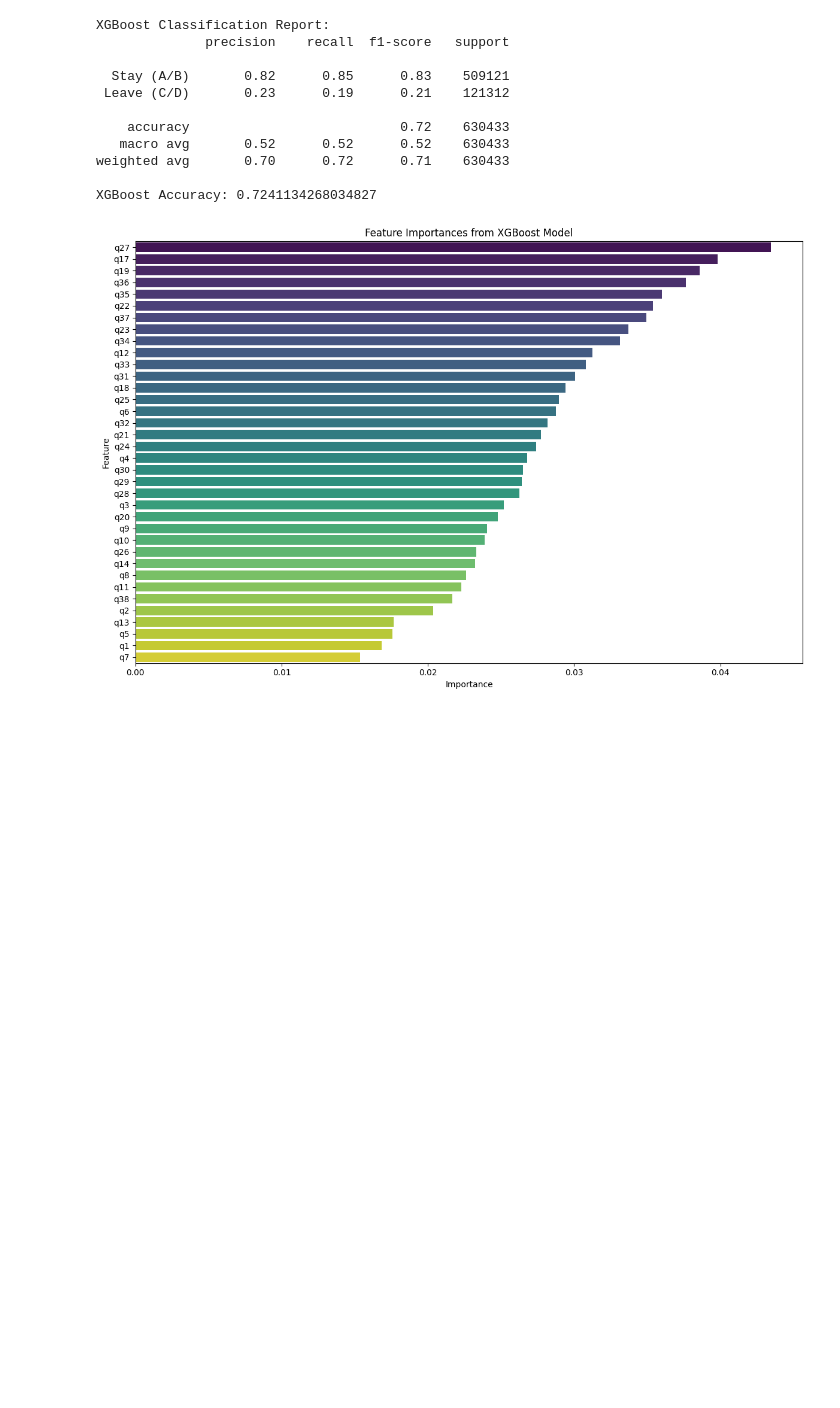
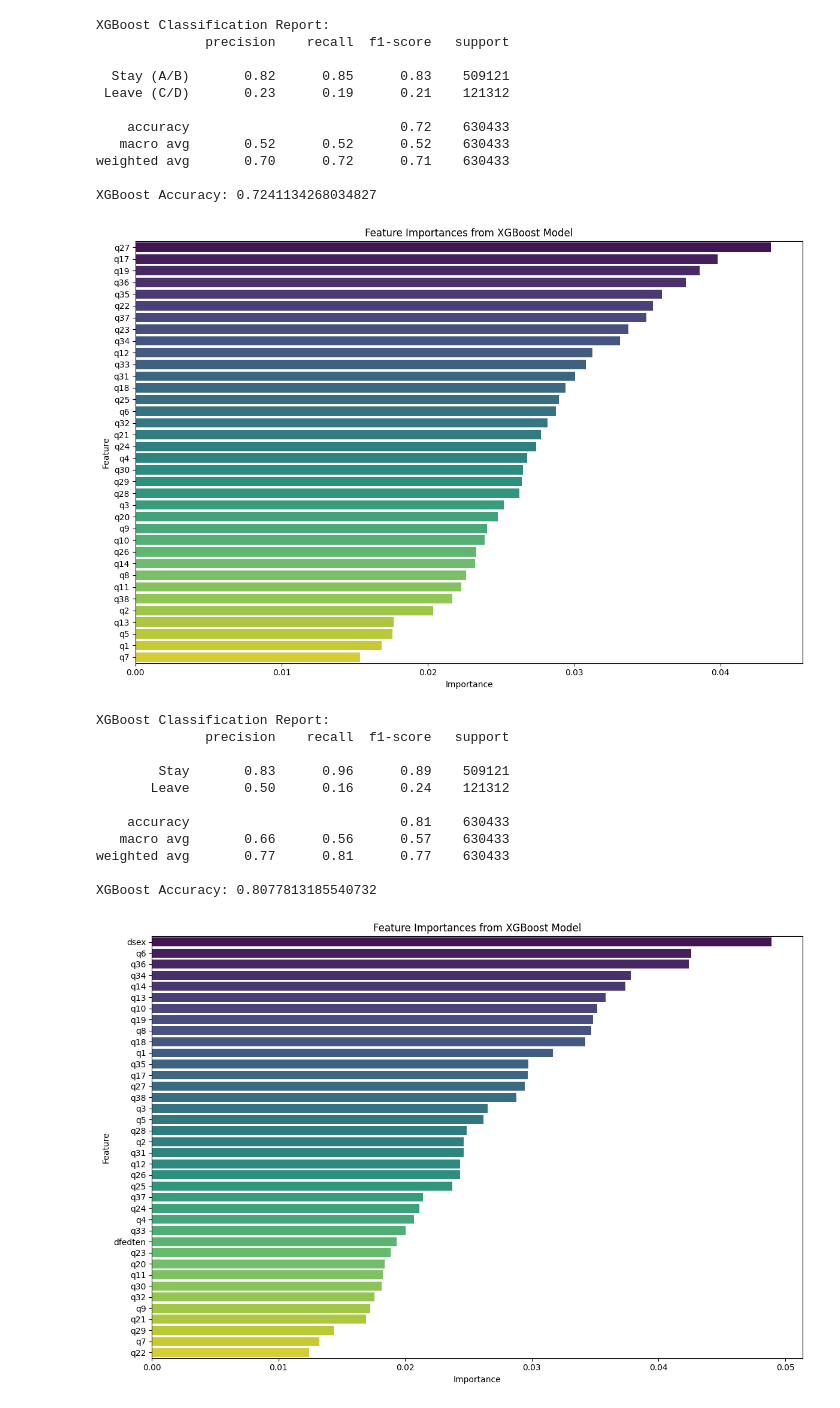
Before and after one commit to sophiaajensen/ADS599_CapstoneProject, a Jupyter notebook: code library/Modeling.ipynb, the cells around one changed output. Saved outputs shown, nothing was run; the diff lists cells and outputs as text; code cells hidden in the pictures; blank space fills up the shorter version.

Commit message:
Update EDA and Modeling notebooks with latest analysis

```diff
--- a/code library/Modeling.ipynb
+++ b/code library/Modeling.ipynb
@@ -160,0 +135,10 @@ Testing set shape: (630433, 36) (630433,)
+# %%
+best_logreg = LogisticRegression(C=0.1, penalty='l2', solver='lbfgs', max_iter=1000, random_state=42)
+best_logreg.fit(X_train_bal_full, y_train_bal_full)
+
+# Evaluate
+y_pred = best_logreg.predict(X_test_full)
+
+from sklearn.metrics import classification_report, accuracy_score
+print(classification_report(y_test_full, y_pred, target_names=['Stay', 'Leave']))
+print("Accuracy:", accuracy_score(y_test_full, y_pred))
@@ -287,3 +298,49 @@ weighted avg       0.70      0.72      0.71    630433
 
 XGBoost Accuracy: 0.7241134268034827
 [figure]
+# %%
+# Build XGBoost model
+
+# Fit XGBoost on balanced training data
+xgb_model = xgb.XGBClassifier(use_label_encoder=False, eval_metric='logloss', random_state=42)
+xgb_model.fit(X_train_bal_full, y_train_bal_full)
+
+# Predict on test set
+y_pred_xgb = xgb_model.predict(X_test_full)
+
+# Classification report for XGBoost
+print("\nXGBoost Classification Report:")
+print(classification_report(y_test_full, y_pred_xgb, target_names=['Stay', 'Leave']))
+
+# Accuracy for XGBoost
+print("XGBoost Accuracy:", accuracy_score(y_test_full, y_pred_xgb))
+
+# Feature importance for XGBoost
+importances_xgb = xgb_model.feature_importances_
+
+# Create a DataFrame for feature importances
+feature_importances_xgb = pd.DataFrame({
+    'Feature': X_train_bal_full.columns,
+    'Importance': importances_xgb
+}).sort_values(by='Importance', ascending=False)
+
+# Plot feature importances for XGBoost
+plt.figure(figsize=(12, 8))
+sns.barplot(x='Importance', y='Feature', data=feature_importances_xgb, palette='viridis')
+plt.title('Feature Importances from XGBoost Model')
+plt.xlabel('Importance')
+plt.ylabel('Feature')
+plt.tight_layout()
+# %% [output]
+XGBoost Classification Report:
+              precision    recall  f1-score   support
+
+        Stay       0.83      0.96      0.89    509121
+       Leave       0.50      0.16      0.24    121312
+
+    accuracy                           0.81    630433
+   macro avg       0.66      0.56      0.57    630433
+weighted avg       0.77      0.81      0.77    630433
+
+XGBoost Accuracy: 0.8077813185540732
+[figure, added]
```
Also changed, not shown: parts of 26 cells of this notebook, 1 other file.
